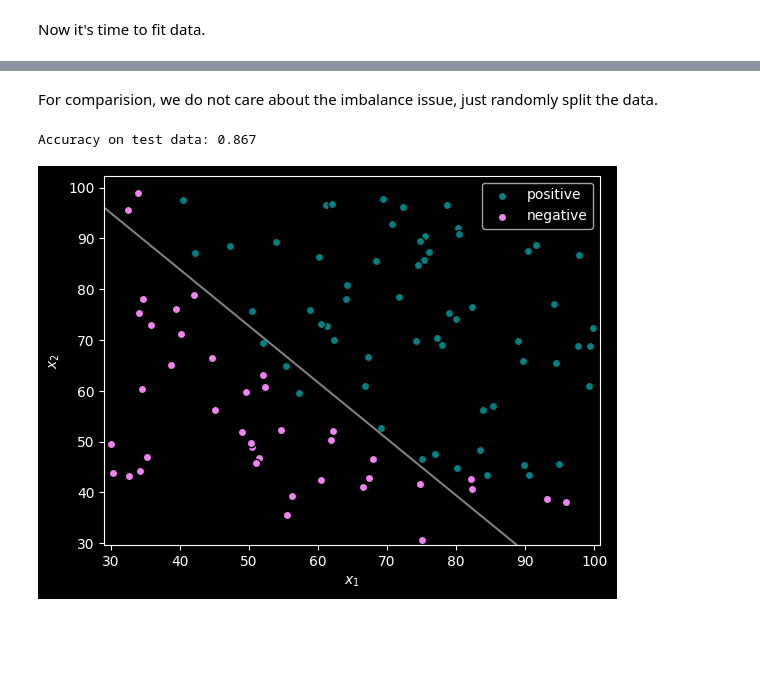
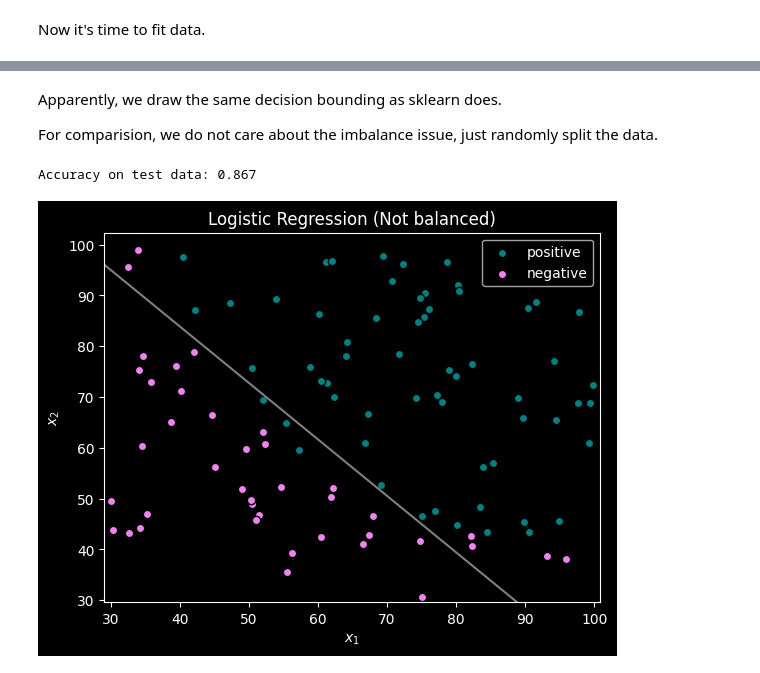
Before and after one commit to JHW5981/MISC, a Jupyter notebook: machine_learning/240309.ipynb, the cells around one changed output, grey strips where cells are left out. Cells and saved outputs as stored; diff of their text form; code cells hidden in the pictures; blank space fills up the shorter version.

```diff
--- a/machine_learning/240309.ipynb
+++ b/machine_learning/240309.ipynb
@@ -168,0 +174,32 @@ Accuracy on test data: 0.933
+# %%
+import numpy as np
+import matplotlib.pyplot as plt
+from sklearn.inspection import DecisionBoundaryDisplay
+
+pos = df[df['y'] == 1]
+neg = df[df['y'] == 0]
+s1 = plt.scatter(pos["x1"], pos["x2"], c="teal", edgecolors="k")
+s2 = plt.scatter(neg["x1"], neg["x2"], c="violet", edgecolors="k")
+ax = plt.gca()
+disp = DecisionBoundaryDisplay.from_estimator(
+    trained_model,
+    X_train,
+    plot_method="contour",
+    colors="w",
+    levels=[0],
+    alpha=0.5,
+    linestyles=["-"],
+    ax=ax,
+)
+
+coef = trained_model.coef_
+intercept = trained_model.intercept_
+x1_vals = np.linspace(df["x1"].min(), df["x1"].max(), 100)
+x2_vals = -(coef[0][0] * x1_vals + intercept) / coef[0][1]
+
+plt.plot(x1_vals, x2_vals, "r-")
+plt.legend((s1, s2), ("positive", "negative"), loc='best')
+plt.title("Logistic Regression (Balanced)")
+plt.xlabel("$x_1$")
+plt.ylabel("$x_2$")
+plt.show()
@@ -169,35 +208,40 @@ Accuracy on test data: 0.933
 # %% [markdown]
+Apparently, we draw the same decision bounding as sklearn does.
+
 For comparision, we do not care about the imbalance issue, just randomly split the data.
 # %%
 from sklearn.model_selection import train_test_split
 from sklearn.linear_model import LogisticRegression
 
 Y = df['y']
 X = df.drop(['y'], axis=1)
 X_train, X_test, Y_train, Y_test = train_test_split(X, Y, test_size=0.3, random_state=1)
 
 logreg_model = LogisticRegression(max_iter=1000, tol=1e-6)
 trained_model = logreg_model.fit(X_train, Y_train)
 print("Accuracy on test data: {:.3f}".format(trained_model.score(X_test, Y_test)))
 
 s1 = plt.scatter(pos["x1"], pos["x2"], c="teal", edgecolors="k")
 s2 = plt.scatter(neg["x1"], neg["x2"], c="violet", edgecolors="k")
 ax = plt.gca()
+
 disp = DecisionBoundaryDisplay.from_estimator(
     trained_model,
     X_train,
     plot_method="contour",
+    response_method="auto",
     colors="w",
     levels=[0],
     alpha=0.5,
     linestyles=["-"],
     ax=ax,
 )
 
 plt.legend((s1, s2), ("positive", "negative"), loc='best')
+plt.title("Logistic Regression (Not balanced)")
 plt.xlabel("$x_1$")
 plt.ylabel("$x_2$")
 plt.show()
 # %% [output]
 Accuracy on test data: 0.867
-[figure, old version]
+[figure, new version]
```
Also changed, not shown: parts of 7 cells of this notebook.
